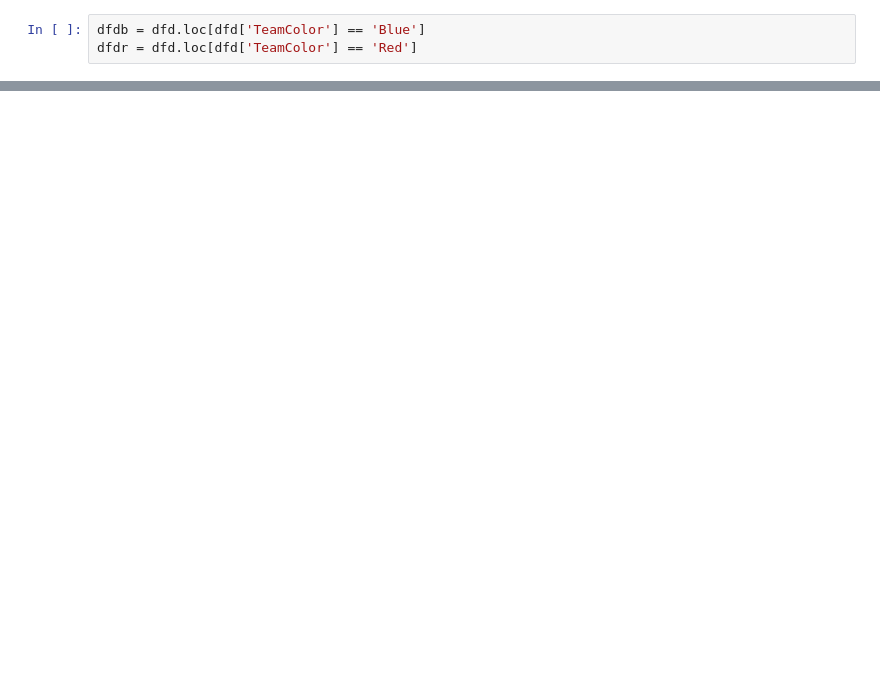
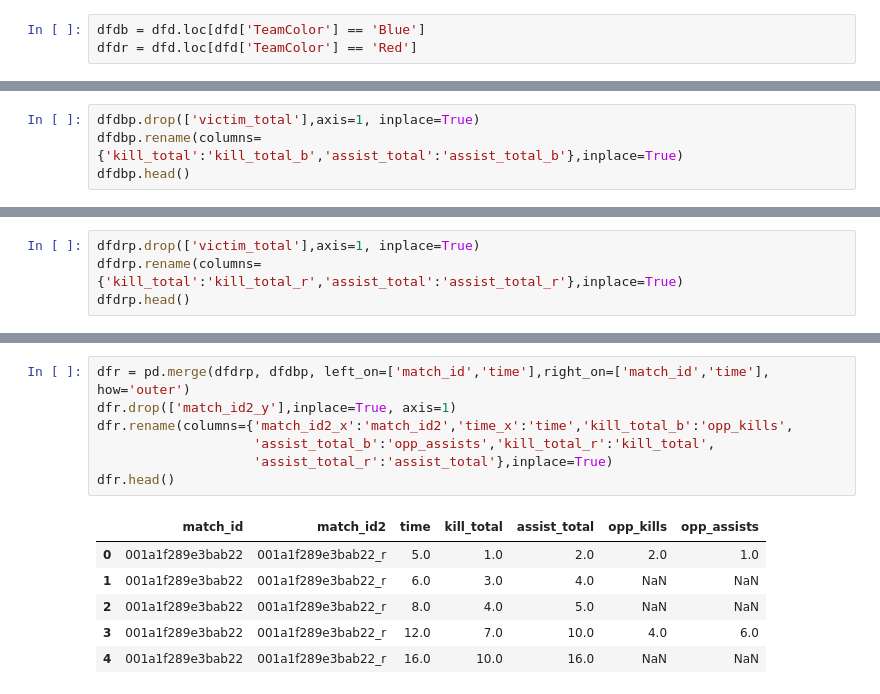
Before and after one commit to MPhillips55/Capstone_Project_2_League_of_Legends, a Jupyter notebook: Machine_Learning/Feature Generation .ipynb, the cells around one changed output, grey strips where cells are left out. Cells and saved outputs as stored; diff of their text form; blank space fills up the shorter version.

```diff
--- a/Machine_Learning/Feature Generation .ipynb
+++ b/Machine_Learning/Feature Generation .ipynb
@@ -388,0 +390,4 @@ dfdrp.head()
+# %%
+dfdbp.drop(['victim_total'],axis=1, inplace=True)
+dfdbp.rename(columns={'kill_total':'kill_total_b','assist_total':'assist_total_b'},inplace=True)
+dfdbp.head()
@@ -388,0 +401,4 @@ dfdrp.head()
+# %%
+dfdrp.drop(['victim_total'],axis=1, inplace=True)
+dfdrp.rename(columns={'kill_total':'kill_total_r','assist_total':'assist_total_r'},inplace=True)
+dfdrp.head()
@@ -388,0 +412,14 @@ dfdrp.head()
+# %%
+dfr = pd.merge(dfdrp, dfdbp, left_on=['match_id','time'],right_on=['match_id','time'], how='outer')
+dfr.drop(['match_id2_y'],inplace=True, axis=1)
+dfr.rename(columns={'match_id2_x':'match_id2','time_x':'time','kill_total_b':'opp_kills',
+                    'assist_total_b':'opp_assists','kill_total_r':'kill_total',
+                    'assist_total_r':'assist_total'},inplace=True)
+dfr.head()
+# %% [output]
+|  | match_id | match_id2 | time | kill_total | assist_total | opp_kills | opp_assists |
+| 0 | 001a1f289e3bab22 | 001a1f289e3bab22_r | 5.0 | 1.0 | 2.0 | 2.0 | 1.0 |
+| 1 | 001a1f289e3bab22 | 001a1f289e3bab22_r | 6.0 | 3.0 | 4.0 | NaN | NaN |
+| 2 | 001a1f289e3bab22 | 001a1f289e3bab22_r | 8.0 | 4.0 | 5.0 | NaN | NaN |
+| 3 | 001a1f289e3bab22 | 001a1f289e3bab22_r | 12.0 | 7.0 | 10.0 | 4.0 | 6.0 |
+| 4 | 001a1f289e3bab22 | 001a1f289e3bab22_r | 16.0 | 10.0 | 16.0 | NaN | NaN |
```
Also changed, not shown: parts of 13 cells of this notebook.
